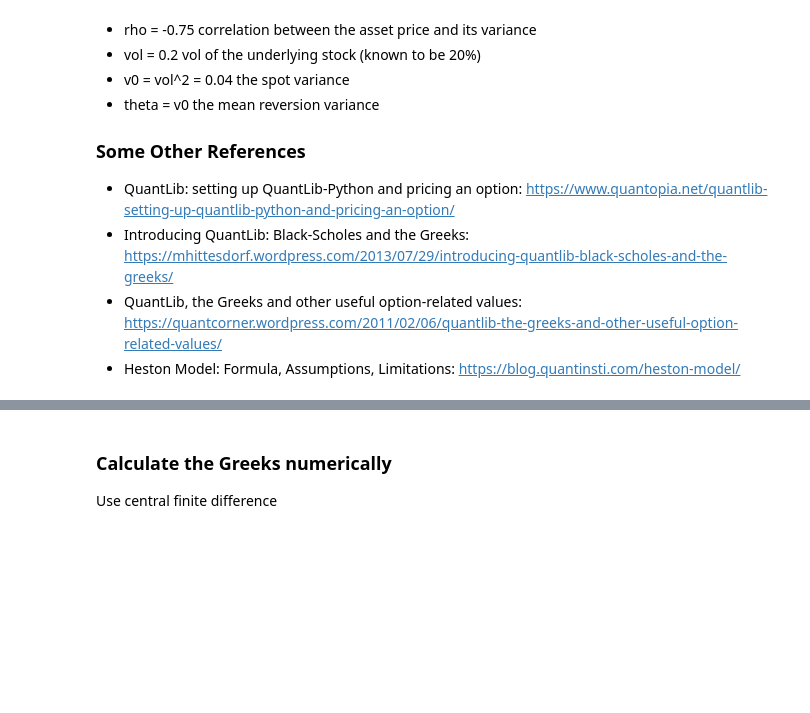
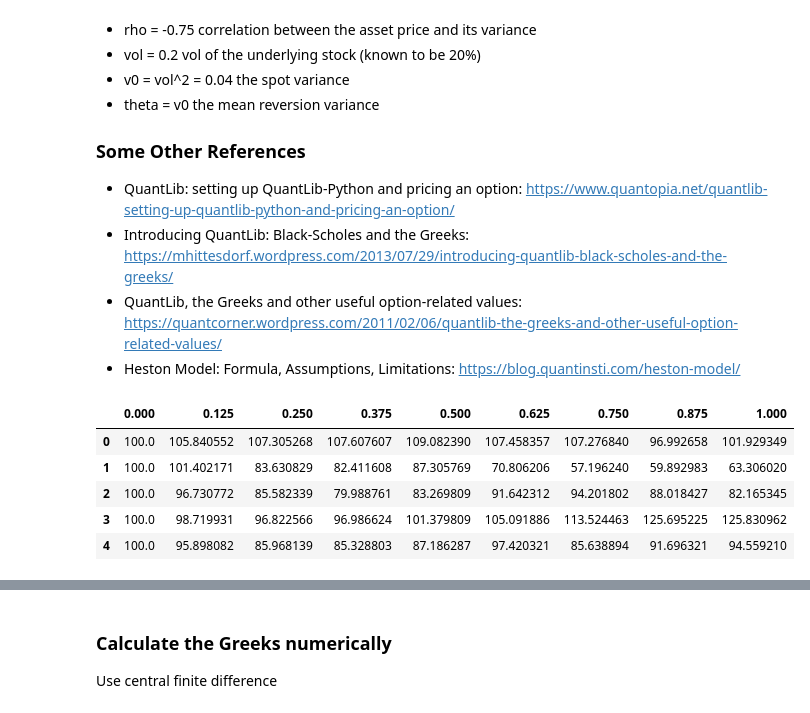
Before and after one commit to Parliamenthill/DeepHedging, a Jupyter notebook: Heston_Model.ipynb, the cells around one changed output, grey strips where cells are left out. Saved outputs shown, nothing was run; the diff lists cells and outputs as text; code cells hidden in the pictures; blank space fills up the shorter version.

```diff
--- a/Heston_Model.ipynb
+++ b/Heston_Model.ipynb
@@ -217,0 +259,45 @@ theta = v0   # mean reversion variance
+# %%
+import QuantLib as ql
+import numpy as np
+import pandas as pd
+from matplotlib import pyplot as plt
+from mpl_toolkits.mplot3d import Axes3D
+
+# Utility function to pull out spot and vol paths as Pandas dataframes
+def generate_multi_paths_df(sequence, num_paths):
+    spot_paths = []
+    vol_paths = []
+
+    for i in range(num_paths):
+        sample_path = seq.next()
+        values = sample_path.value()
+
+        spot, vol = values
+
+        spot_paths.append([x for x in spot])
+        vol_paths.append([x for x in vol])
+
+    df_spot = pd.DataFrame(spot_paths, columns=[spot.time(x) for x in range(len(spot))])
+    df_vol = pd.DataFrame(vol_paths, columns=[spot.time(x) for x in range(len(spot))])
+
+    return df_spot, df_vol
+
+
+
+timestep = 8
+length = 1
+times = ql.TimeGrid(length, timestep)
+dimension = heston_process.factors()
+
+rng = ql.GaussianRandomSequenceGenerator(ql.UniformRandomSequenceGenerator(dimension * timestep, ql.UniformRandomGenerator()))
+seq = ql.GaussianMultiPathGenerator(heston_process, list(times), rng, False)
+
+df_spot, df_vol = generate_multi_paths_df(seq, 100000)
+df_spot.head()
+# %% [output]
+|  | 0.000 | 0.125 | 0.250 | 0.375 | 0.500 | 0.625 | 0.750 | 0.875 | 1.000 |
+| 0 | 100.0 | 105.840552 | 107.305268 | 107.607607 | 109.082390 | 107.458357 | 107.276840 | 96.992658 | 101.929349 |
+| 1 | 100.0 | 101.402171 | 83.630829 | 82.411608 | 87.305769 | 70.806206 | 57.196240 | 59.892983 | 63.306020 |
+| 2 | 100.0 | 96.730772 | 85.582339 | 79.988761 | 83.269809 | 91.642312 | 94.201802 | 88.018427 | 82.165345 |
+| 3 | 100.0 | 98.719931 | 96.822566 | 96.986624 | 101.379809 | 105.091886 | 113.524463 | 125.695225 | 125.830962 |
+| 4 | 100.0 | 95.898082 | 85.968139 | 85.328803 | 87.186287 | 97.420321 | 85.638894 | 91.696321 | 94.559210 |
```
Also changed, not shown: parts of 7 cells of this notebook, 2 other files.
